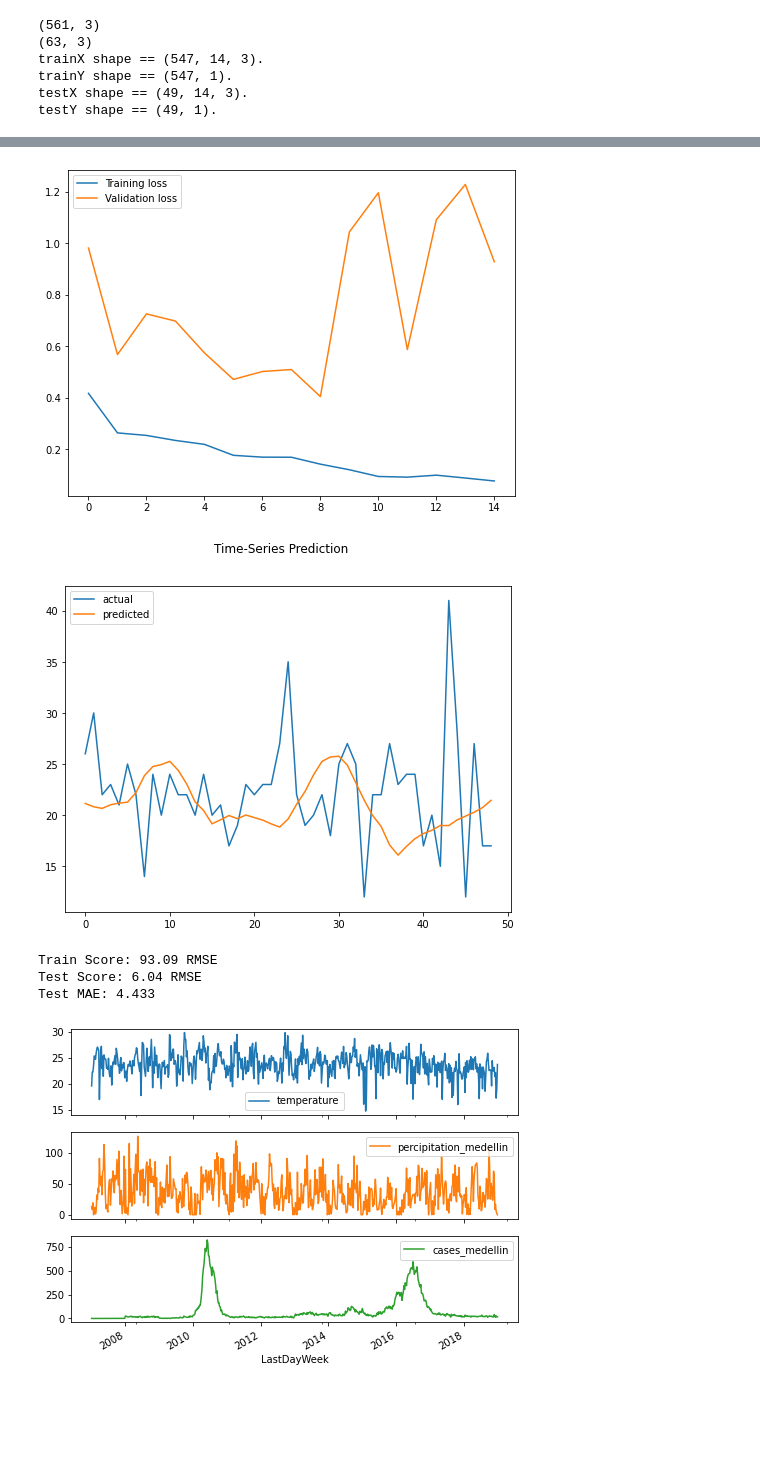
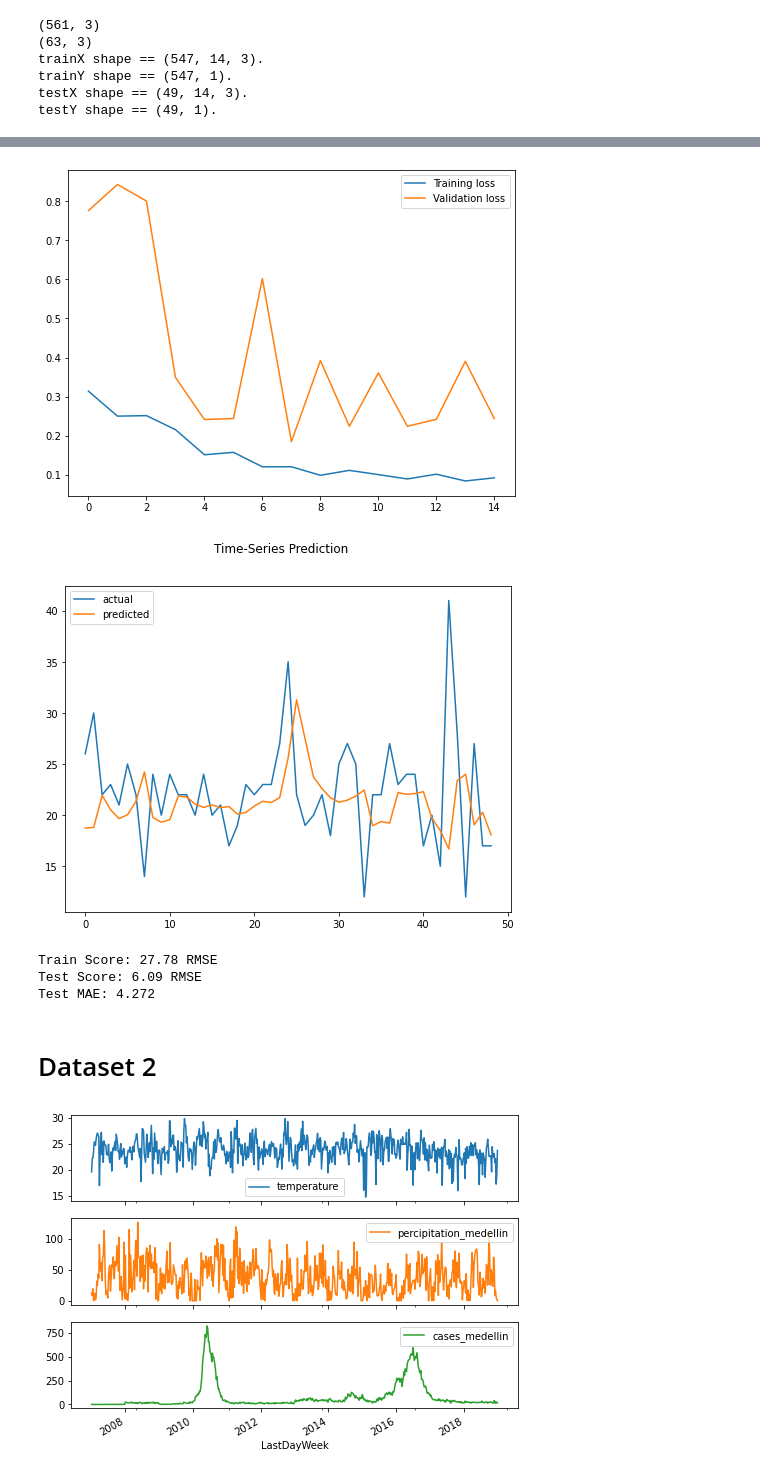
Before and after one commit to MITCriticalData-Colombia/Dengue-MetaData, a Jupyter notebook: multi_var_time_series/Dengue_prediction.ipynb, the cells around one changed output, grey strips where cells are left out. Drawn from its saved outputs; the diff is of its cells as text; code cells hidden in the pictures; blank space fills up the shorter version.

```diff
--- a/multi_var_time_series/Dengue_prediction.ipynb
+++ b/multi_var_time_series/Dengue_prediction.ipynb
@@ -150,7 +150,7 @@ print('testX shape == {}.'.format(testX.shape))
 print('testY shape == {}.'.format(testY.shape))
 
 #model = lstm_1(trainX,trainY)
-model = lstm(trainX,trainY)
+model = lstm_2(trainX,trainY)
 
 # fit the model
 history = model.fit(trainX, trainY, epochs=15, batch_size=64, validation_split=0.2, verbose=1)
@@ -192,6 +192,8 @@ Epoch 15/15
-[figure, old version]
+[figure, new version]
-[figure, old version]
+[figure, new version]
-Train Score: 93.09 RMSE
-Test Score: 6.04 RMSE
-Test MAE: 4.433
+Train Score: 27.78 RMSE
+Test Score: 6.09 RMSE
+Test MAE: 4.272
+# %% [markdown]
+# Dataset 2
 # %%
```
Also changed, not shown: parts of 3 cells of this notebook, 2 other files.
